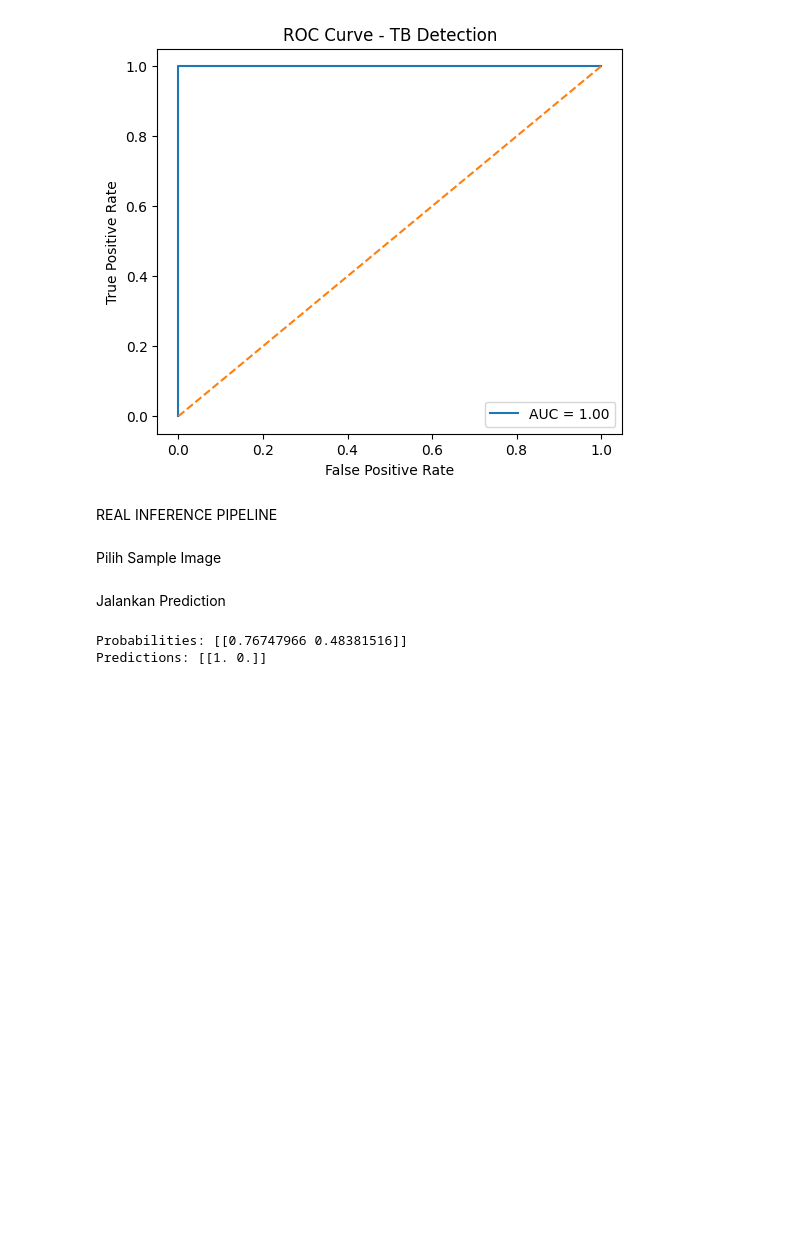
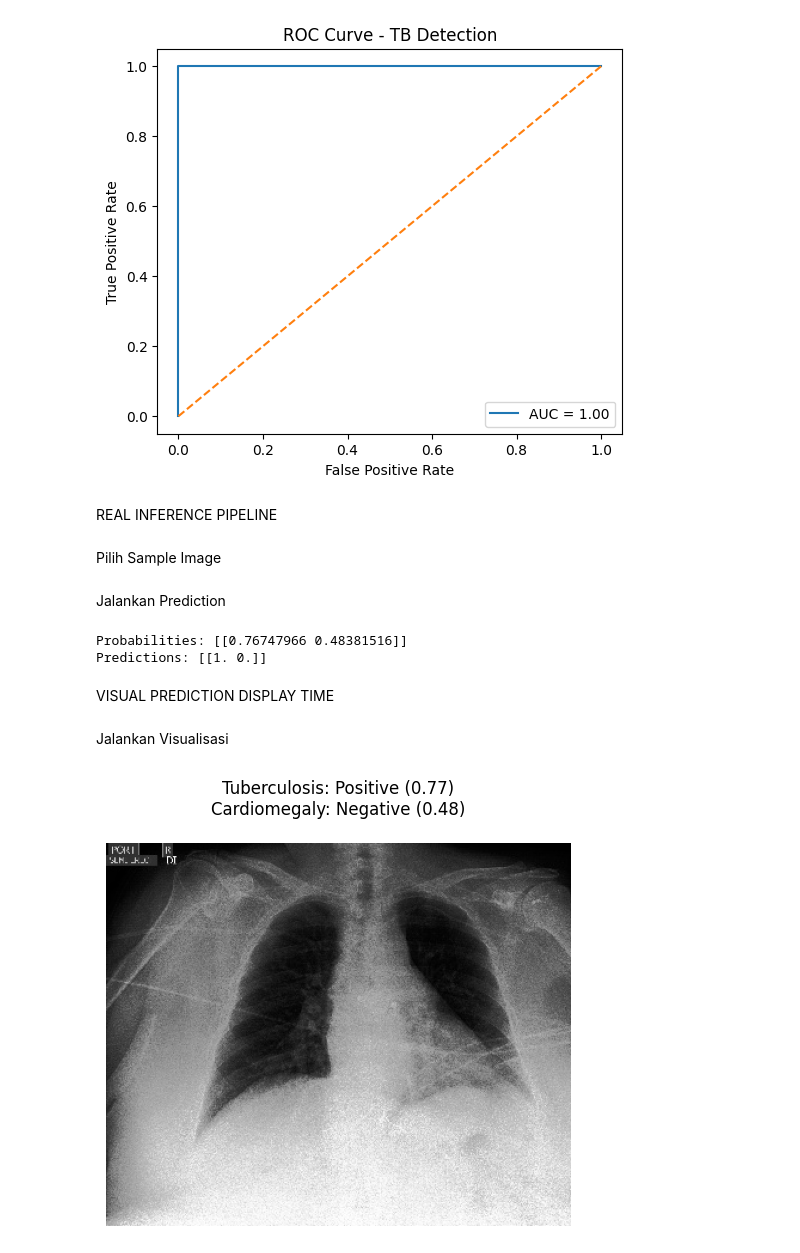
Before and after one commit to muhammadardiyansyah/tesis-mtl-cxr, a Jupyter notebook: notebooks/training_test.ipynb, the cells around one changed output. Drawn from its saved outputs; the diff is of its cells as text; code cells hidden in the pictures; blank space fills up the shorter version.

Commit message:
Implement visual prediction display for chest X-ray inference

```diff
--- a/notebooks/training_test.ipynb
+++ b/notebooks/training_test.ipynb
@@ -332,3 +332,5 @@ print("Predictions:", preds)
 # %% [output]
 Probabilities: [[0.76747966 0.48381516]]
 Predictions: [[1. 0.]]
+# %% [markdown]
+VISUAL PREDICTION DISPLAY TIME
@@ -334,0 +342,16 @@ Predictions: [[1. 0.]]
+# %% [markdown]
+Jalankan Visualisasi
+# %%
+class_names = [
+    "Tuberculosis",
+    "Cardiomegaly"
+]
+
+visualize_prediction(
+    image_path=sample_image,
+    probs=probs,
+    preds=preds,
+    class_names=class_names
+)
+# %% [output]
+[figure, added]
```
Also changed, not shown: parts of 1 cell of this notebook, 1 other file.
